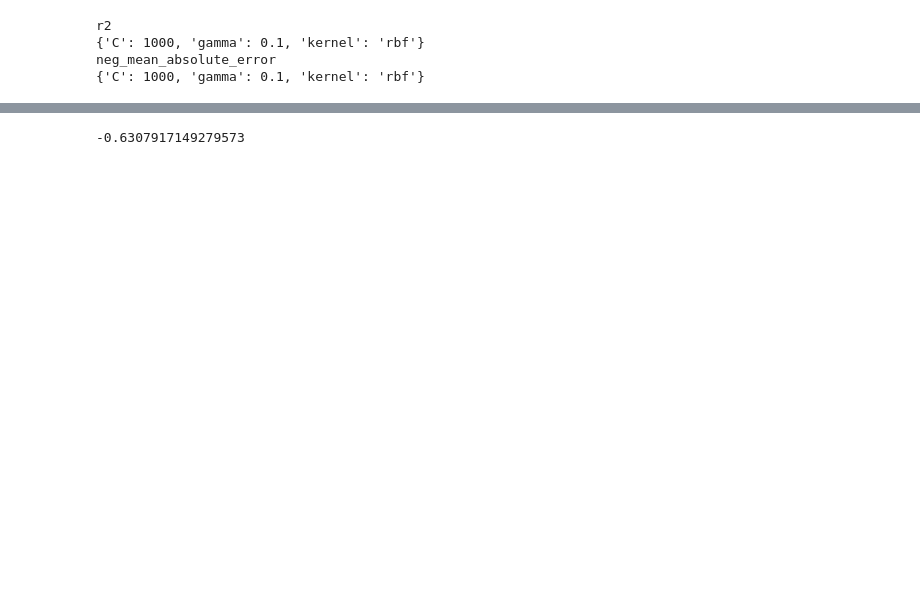
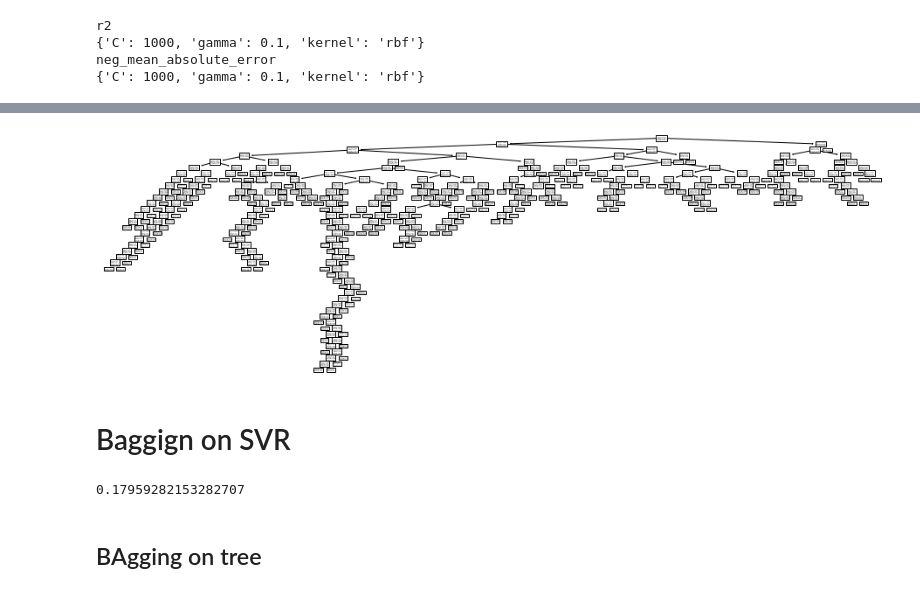
Before and after one commit to wvmrtn/data-science-in-practice, a Jupyter notebook: Project/modelling.ipynb, the cells around one changed output, grey strips where cells are left out. Saved outputs shown, nothing was run; the diff lists cells and outputs as text; code cells hidden in the pictures; blank space fills up the shorter version.

```diff
--- a/Project/modelling.ipynb
+++ b/Project/modelling.ipynb
@@ -305,0 +313,8 @@ r2_score
+# %%
+param_grid = {'min_samples_split': [2, 5, 10, 50, 100, 500, 1000, 5000],
+              'max_depth': [10, 50, 100, 500, 1000, 5000, 10000],
+              'min_samples_leaf': [1, 10, 50, 100, 500, 1000]
+             }
+
+reg_tree = GridSearchCV(DecisionTreeRegressor(), param_grid)
+reg_tree = reg_tree.fit(X_train, y_train)
@@ -305,0 +327,8 @@ r2_score
+# %%
+temp = reg_tree.best_estimator_
+fig, ax = plt.subplots(figsize = (16, 5))
+_ = tree.plot_tree(temp, ax = ax)
+# %% [output]
+[figure, added]
+# %% [markdown]
+# Baggign on SVR
@@ -306,6 +339,6 @@ r2_score
 # %%
-regr_mae = regressors['neg_mean_absolute_error']
-mae_score = regr_mae.score(X_test, y_test)
-mae_score
+reg_bag.score(X_test, y_test)
 # %% [output]
--0.6307917149279573
+0.17959282153282707
+# %% [markdown]
+## BAgging on tree
```
Also changed, not shown: parts of 13 cells of this notebook, 2 other files.
